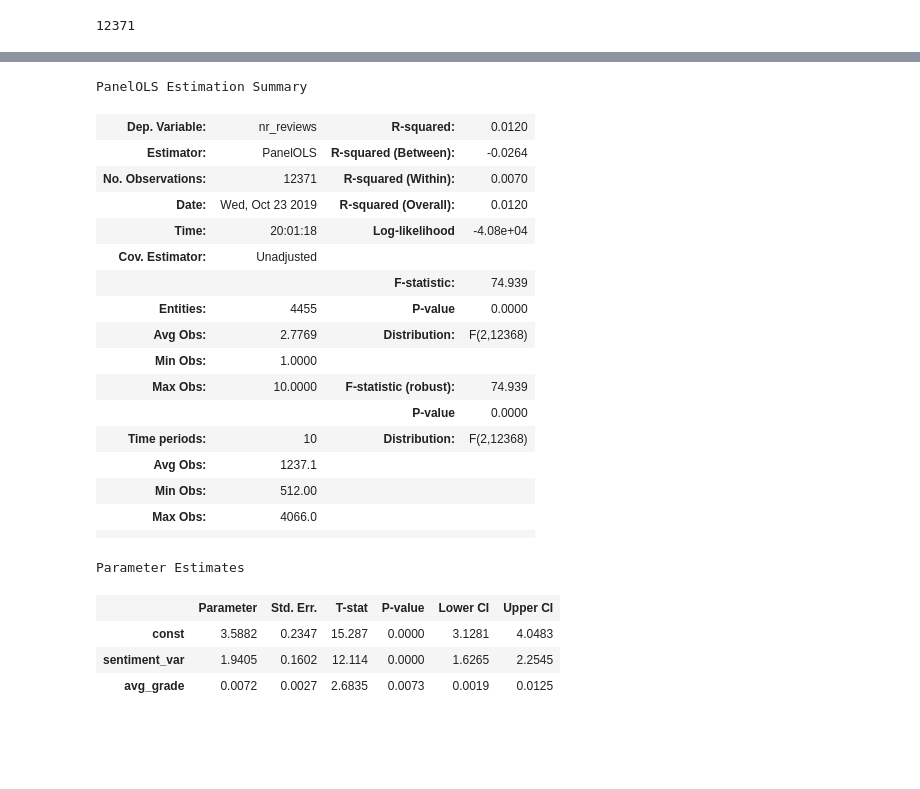
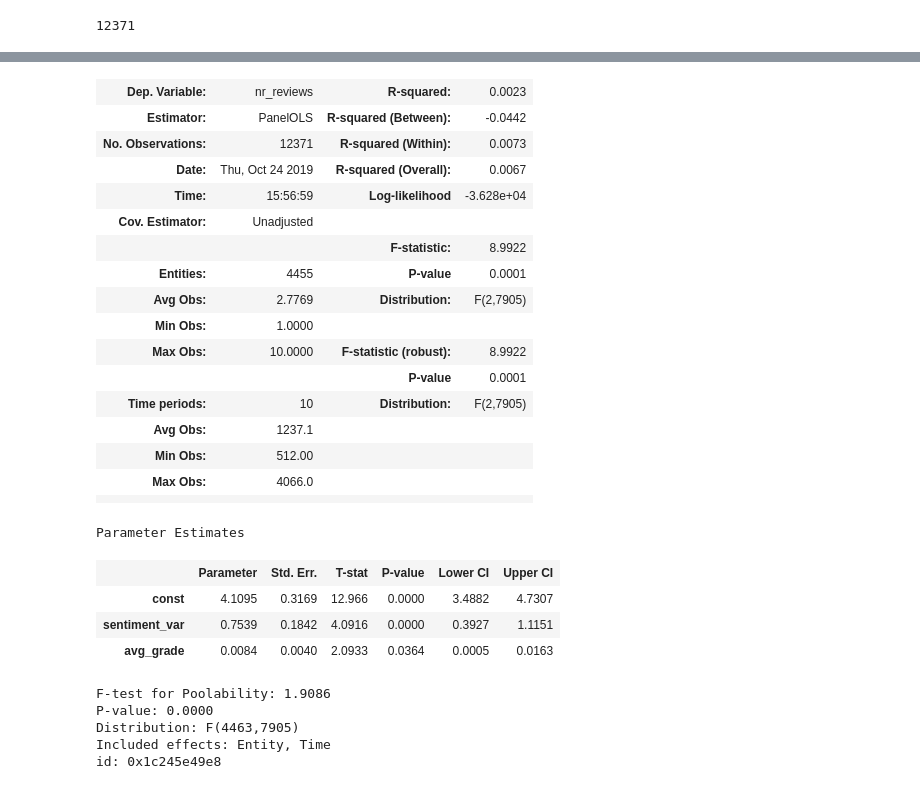
Before and after one commit to Wolfpack-Inc/stategy-business-models, a Jupyter notebook: data-cleaning/weeks-volume-reviews.ipynb, the cells around one changed output, grey strips where cells are left out. Drawn from its saved outputs; the diff is of its cells as text; code cells hidden in the pictures; blank space fills up the shorter version.

```diff
--- a/weeks-volume-reviews.ipynb
+++ b/data-cleaning/weeks-volume-reviews.ipynb
@@ -290,7 +414,7 @@ import statsmodels.api as sm
 data = user_reviews.set_index(['game', 'week'])
 dependent = data.nr_reviews
 exog = sm.add_constant(data[['sentiment_var', 'avg_grade']])
-mod = PanelOLS(dependent, exog)
+mod = PanelOLS(dependent, exog, entity_effects=True, time_effects=True)
 res = mod.fit(cov_type='unadjusted')
 res
 # %% [output]
@@ -299,23 +422,27 @@ Inputs contain missing values. Dropping rows with missing observations.
+| Dep. Variable: | nr_reviews | R-squared: | 0.0023 |
+| Estimator: | PanelOLS | R-squared (Between): | -0.0442 |
+| No. Observations: | 12371 | R-squared (Within): | 0.0073 |
+| Date: | Thu, Oct 24 2019 | R-squared (Overall): | 0.0067 |
+| Time: | 15:56:59 | Log-likelihood | -3.628e+04 |
+| Cov. Estimator: | Unadjusted |  |  |
+|  |  | F-statistic: | 8.9922 |
+| Entities: | 4455 | P-value | 0.0001 |
+| Avg Obs: | 2.7769 | Distribution: | F(2,7905) |
+| Min Obs: | 1.0000 |  |  |
+| Max Obs: | 10.0000 | F-statistic (robust): | 8.9922 |
+|  |  | P-value | 0.0001 |
+| Time periods: | 10 | Distribution: | F(2,7905) |
+| Avg Obs: | 1237.1 |  |  |
+| Min Obs: | 512.00 |  |  |
+| Max Obs: | 4066.0 |  |  |
+|  |  |  |  |
-PanelOLS Estimation Summary
+Parameter Estimates
-| Dep. Variable: | nr_reviews | R-squared: | 0.0120 |
-| Estimator: | PanelOLS | R-squared (Between): | -0.0264 |
-| No. Observations: | 12371 | R-squared (Within): | 0.0070 |
-| Date: | Wed, Oct 23 2019 | R-squared (Overall): | 0.0120 |
-| Time: | 20:01:18 | Log-likelihood | -4.08e+04 |
-| Cov. Estimator: | Unadjusted |  |  |
-|  |  | F-statistic: | 74.939 |
-| Entities: | 4455 | P-value | 0.0000 |
-| Avg Obs: | 2.7769 | Distribution: | F(2,12368) |
-| Min Obs: | 1.0000 |  |  |
-| Max Obs: | 10.0000 | F-statistic (robust): | 74.939 |
-|  |  | P-value | 0.0000 |
-| Time periods: | 10 | Distribution: | F(2,12368) |
-| Avg Obs: | 1237.1 |  |  |
-| Min Obs: | 512.00 |  |  |
-| Max Obs: | 4066.0 |  |  |
-|  |  |  |  |
+|  | Parameter | Std. Err. | T-stat | P-value | Lower CI | Upper CI |
+| const | 4.1095 | 0.3169 | 12.966 | 0.0000 | 3.4882 | 4.7307 |
+| sentiment_var | 0.7539 | 0.1842 | 4.0916 | 0.0000 | 0.3927 | 1.1151 |
+| avg_grade | 0.0084 | 0.0040 | 2.0933 | 0.0364 | 0.0005 | 0.0163 |
-Parameter Estimates
+F-test for Poolability: 1.9086
+P-value: 0.0000
+Distribution: F(4463,7905)
+Included effects: Entity, Time
+id: 0x1c245e49e8
-|  | Parameter | Std. Err. | T-stat | P-value | Lower CI | Upper CI |
-| const | 3.5882 | 0.2347 | 15.287 | 0.0000 | 3.1281 | 4.0483 |
-| sentiment_var | 1.9405 | 0.1602 | 12.114 | 0.0000 | 1.6265 | 2.2545 |
-| avg_grade | 0.0072 | 0.0027 | 2.6835 | 0.0073 | 0.0019 | 0.0125 |
```
Also changed, not shown: parts of 22 cells of this notebook, 8 other files.
